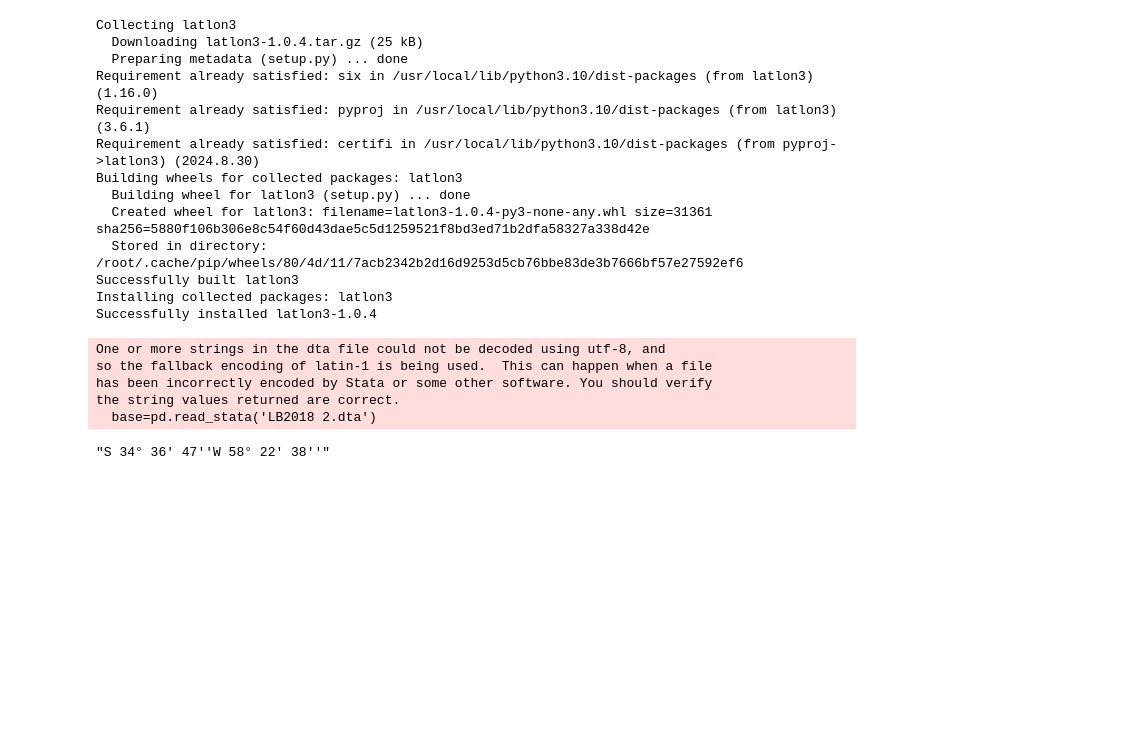
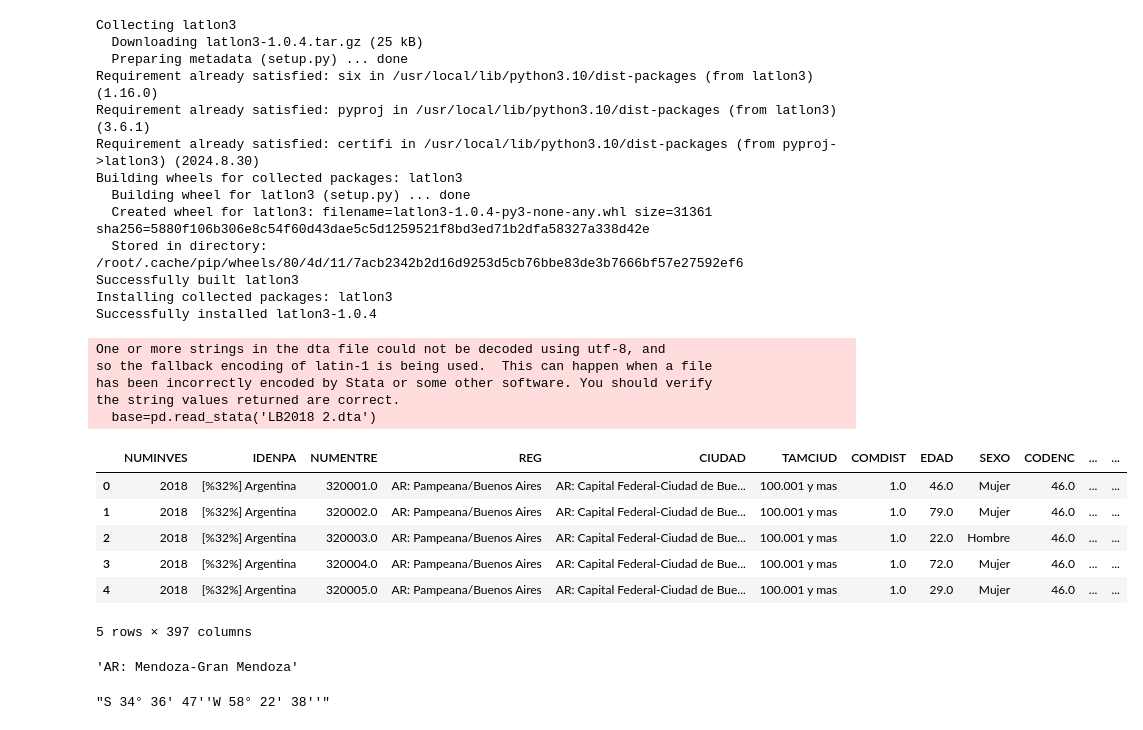
Before and after one commit to LCaravaggio/felicidad_y_redes, a Jupyter notebook: GeoCode.ipynb, the cells around one changed output. Cells and saved outputs as stored; diff of their text form; code cells hidden in the pictures; blank space fills up the shorter version.

```diff
--- a/GeoCode.ipynb
+++ b/GeoCode.ipynb
@@ -340,8 +340,22 @@ so the fallback encoding of latin-1 is being used.  This can happen when a file
 has been incorrectly encoded by Stata or some other software. You should verify
 the string values returned are correct.
   base=pd.read_stata('LB2018 2.dta')
+# %%
+base.head()
+# %% [output]
+|  | NUMINVES | IDENPA | NUMENTRE | REG | CIUDAD | TAMCIUD | COMDIST | EDAD | SEXO | CODENC | ... | ... |
+| 0 | 2018 | [%32%] Argentina | 320001.0 | AR: Pampeana/Buenos Aires | AR: Capital Federal-Ciudad de Bue... | 100.001 y mas | 1.0 | 46.0 | Mujer | 46.0 | ... | ... |
+| 1 | 2018 | [%32%] Argentina | 320002.0 | AR: Pampeana/Buenos Aires | AR: Capital Federal-Ciudad de Bue... | 100.001 y mas | 1.0 | 79.0 | Mujer | 46.0 | ... | ... |
+| 2 | 2018 | [%32%] Argentina | 320003.0 | AR: Pampeana/Buenos Aires | AR: Capital Federal-Ciudad de Bue... | 100.001 y mas | 1.0 | 22.0 | Hombre | 46.0 | ... | ... |
+| 3 | 2018 | [%32%] Argentina | 320004.0 | AR: Pampeana/Buenos Aires | AR: Capital Federal-Ciudad de Bue... | 100.001 y mas | 1.0 | 72.0 | Mujer | 46.0 | ... | ... |
+| 4 | 2018 | [%32%] Argentina | 320005.0 | AR: Pampeana/Buenos Aires | AR: Capital Federal-Ciudad de Bue... | 100.001 y mas | 1.0 | 29.0 | Mujer | 46.0 | ... | ... |
+5 rows × 397 columns
 # %%
 lista_ciudades=base['city'].unique()
+# %%
+lista_ciudades[4]
+# %% [output]
+'AR: Mendoza-Gran Mendoza'
 # %%
 Citytolatlon(lista_ciudades[0]).replace('′', "'")
 # %% [output]
```
Also changed, not shown: parts of 1 cell of this notebook.
